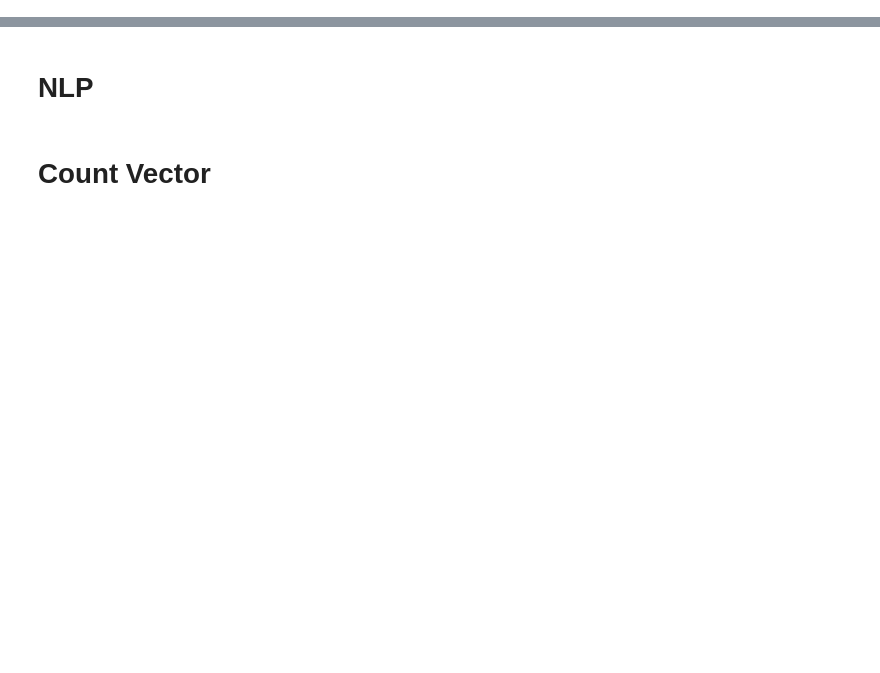
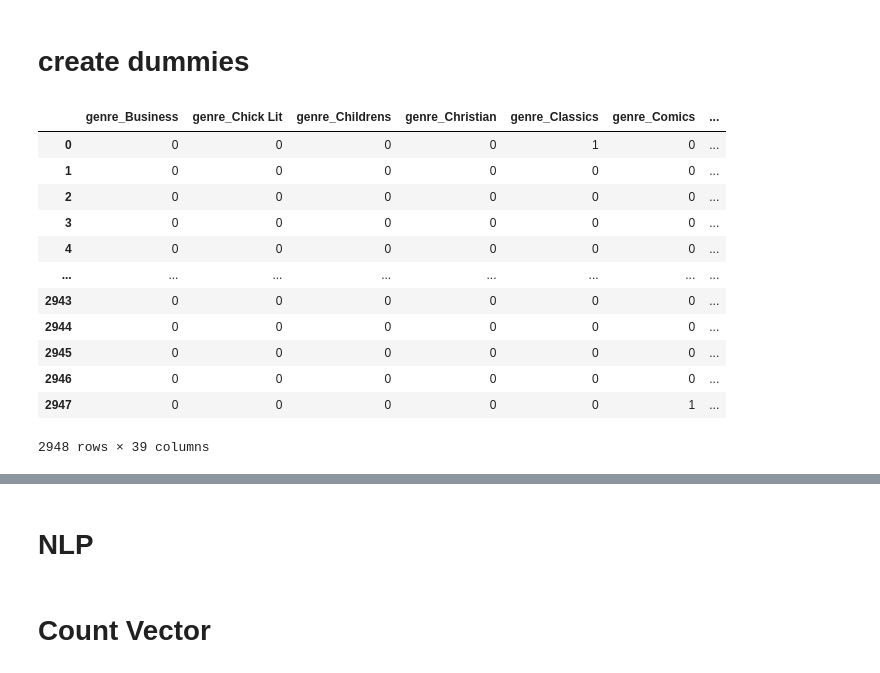
Before and after one commit to Booookkkkkssss/books_main, a Jupyter notebook: navs-folder/modeling.ipynb, the cells around one changed output, grey strips where cells are left out. Drawn from its saved outputs; the diff is of its cells as text; code cells hidden in the pictures; blank space fills up the shorter version.

```diff
--- a/navs-folder/modeling.ipynb
+++ b/navs-folder/modeling.ipynb
@@ -42,0 +32,2 @@ KeyError: "['clean_title'] not found in axis"
+# %%
+df = pd.concat([df, dummy_df],axis= 1)
@@ -42,0 +71,6 @@ KeyError: "['clean_title'] not found in axis"
+# %%
+def split(df, target):
+    train, test = train_test_split(df, test_size=.2, random_state=42, stratify=df[target])
+    return train, test
+# %%
+train, test = split(df,'successful')
@@ -42,0 +152,18 @@ KeyError: "['clean_title'] not found in axis"
+# %% [markdown]
+# create dummies
+# %%
+train[comb]
+# %% [output]
+|  | genre_Business | genre_Chick Lit | genre_Childrens | genre_Christian | genre_Classics | genre_Comics | ... |
+| 0 | 0 | 0 | 0 | 0 | 1 | 0 | ... |
+| 1 | 0 | 0 | 0 | 0 | 0 | 0 | ... |
+| 2 | 0 | 0 | 0 | 0 | 0 | 0 | ... |
+| 3 | 0 | 0 | 0 | 0 | 0 | 0 | ... |
+| 4 | 0 | 0 | 0 | 0 | 0 | 0 | ... |
+| ... | ... | ... | ... | ... | ... | ... | ... |
+| 2943 | 0 | 0 | 0 | 0 | 0 | 0 | ... |
+| 2944 | 0 | 0 | 0 | 0 | 0 | 0 | ... |
+| 2945 | 0 | 0 | 0 | 0 | 0 | 0 | ... |
+| 2946 | 0 | 0 | 0 | 0 | 0 | 0 | ... |
+| 2947 | 0 | 0 | 0 | 0 | 0 | 1 | ... |
+2948 rows × 39 columns
```
Also changed, not shown: parts of 61 cells of this notebook.
